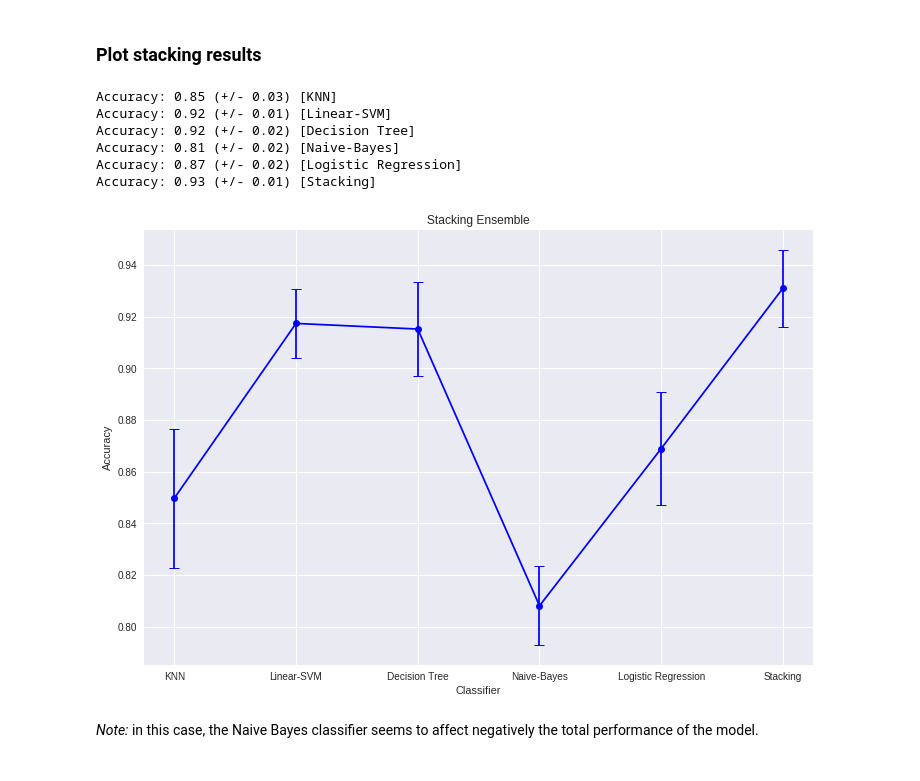
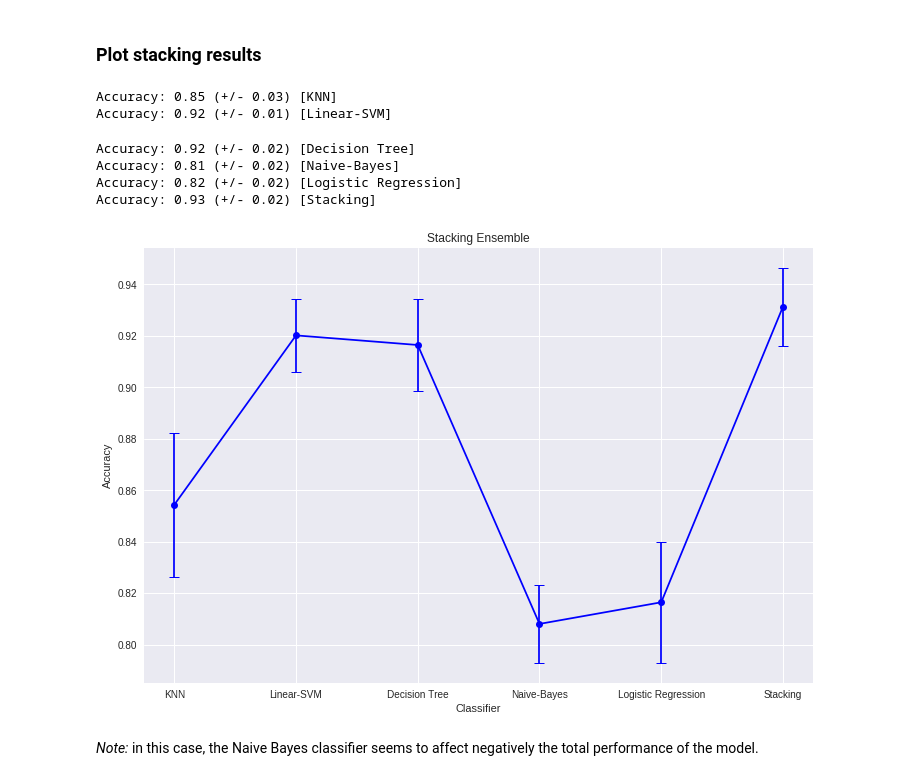
Before and after one commit to Adamantios/Ensembles-CSL-Imb_Learning-Models_Comparison, a Jupyter notebook: PartA.ipynb, the cells around one changed output. Drawn from its saved outputs; the diff is of its cells as text; code cells hidden in the pictures.

```diff
--- a/PartA.ipynb
+++ b/PartA.ipynb
@@ -295,17 +296,17 @@ Parameters: {'criterion': 'gini', 'max_depth': 18, 'max_features': 7, 'min_sampl
 Run a Grid search, using 10 fold cross validation for the area around the best results found with the Random Search.
 # %%
 # Specify parameter_grid for the search.
-param_grid = {'max_depth': range(22, 24),
-              'max_features': range(30, 32),
-              'min_samples_split': range(25, 27),
-              'n_estimators': range(240, 250, 5),
+param_grid = {'max_depth': range(32, 34),
+              'max_features': range(10, 12),
+              'min_samples_split': range(21, 23),
+              'n_estimators': range(115, 120),
               'criterion': ['entropy', 'gini']}
 
 # Run a grid search CV.
 grid_search = GridSearchCV(clf, param_grid, cv=10, n_jobs=-1, verbose=8,
                            iid=True)
 start = time.time()
-grid_search.fit(X, y)
+grid_search.fit(X_train, y_train)
 print('GridSearchCV took {:.2f} seconds.'
       .format((time.time() - start)))
 report(grid_search.cv_results_)
@@ -344,10 +351,10 @@ Make prediction with the Random Forest Ensemble, using the best parameters found
 # %%
 
 # Add best values for the classifier.
-clf.max_depth = 22
-clf.max_features = 31
-clf.min_samples_split = 25
-clf.n_estimators = 240
+clf.max_depth = 32
+clf.max_features = 10
+clf.min_samples_split = 21
+clf.n_estimators = 116
 clf.criterion = 'entropy'
 clf.fit(X_train,y_train)
 y_pred = clf.predict(X_test)
@@ -379,9 +386,9 @@ sclf = StackingCVClassifier(classifiers=[clf1, clf2, clf3, clf4],
 # Specify parameters and distributions to sample from
 # and candidates to be created.
 param_dist = {'kneighborsclassifier__n_neighbors': sp_randint(1, 100),
-              'linearsvc__C': [0.01, 0.1, 1, 10, 100],
+              'linearsvc__C': np.logspace(-3, 3),
               'decisiontreeclassifier__max_depth': sp_randint(2, 60),
-              'meta-logisticregression__C': [0.01, 0.1, 1, 10, 100, 1000]}
+              'meta-logisticregression__C': np.logspace(-3, 3)}
 
 candidates = 50
 
@@ -431,10 +434,10 @@ Parameters: {'decisiontreeclassifier__max_depth': 21, 'kneighborsclassifier__n_n
 ### Grid Search
 # %%
 # Specify parameter_grid for the search.
-param_grid = {'kneighborsclassifier__n_neighbors': range(69, 72),
-              'linearsvc__C': range(8, 12, 2),
-              'decisiontreeclassifier__max_depth': range(16, 18),
-              'meta-logisticregression__C': [0.5, 1, 1.5]}
+param_grid = {'kneighborsclassifier__n_neighbors': range(39, 41),
+              'linearsvc__C': np.logspace(-1, 2, 8),
+              'decisiontreeclassifier__max_depth': range(14, 16),
+              'meta-logisticregression__C': np.logspace(-1, 2, 4)}
 
 # Run a grid search CV.
 grid_search = GridSearchCV(sclf, param_grid, cv = 10, n_jobs=-1, verbose=5,
@@ -473,25 +475,25 @@ Parameters: {'decisiontreeclassifier__max_depth': 17, 'kneighborsclassifier__n_n
 ### Plot stacking results
 # %%
 # Use best values for the classifier.
-clf1.n_neighbors = 69
-clf2.C = 8
-clf3.max_depth = 17
-meta_clf.C = 0.5
+clf1.n_neighbors = 40
+clf2.C = 100
+clf3.max_depth = 15
+meta_clf.C = 0.1
 
 # Plot accuracy +- std for each model separately
 # and compare it with the stacking model.
 clf_names = ['KNN', 'Linear-SVM', 'Decision Tree', 'Naive-Bayes',
              'Logistic Regression', 'Stacking']
 models = clf1, clf2, clf3, clf4, meta_clf, sclf
 plot_accuracy_stacking(clf_names, models, X_train, y_train)
 # %% [output]
 Accuracy: 0.85 (+/- 0.03) [KNN]
 Accuracy: 0.92 (+/- 0.01) [Linear-SVM]
-Accuracy: 0.92 (+/- 0.02) [Decision Tree]
-Accuracy: 0.81 (+/- 0.02) [Naive-Bayes]
-Accuracy: 0.87 (+/- 0.02) [Logistic Regression]
-Accuracy: 0.93 (+/- 0.01) [Stacking]
+Accuracy: 0.92 (+/- 0.02) [Decision Tree]
+Accuracy: 0.81 (+/- 0.02) [Naive-Bayes]
+Accuracy: 0.82 (+/- 0.02) [Logistic Regression]
+Accuracy: 0.93 (+/- 0.02) [Stacking]
-[figure, old version]
+[figure, new version]
 # %% [markdown]
 *Note:* in this case, the Naive Bayes classifier seems to affect negatively the total performance of the model.
 # %%
```
Also changed, not shown: parts of 67 cells of this notebook.
